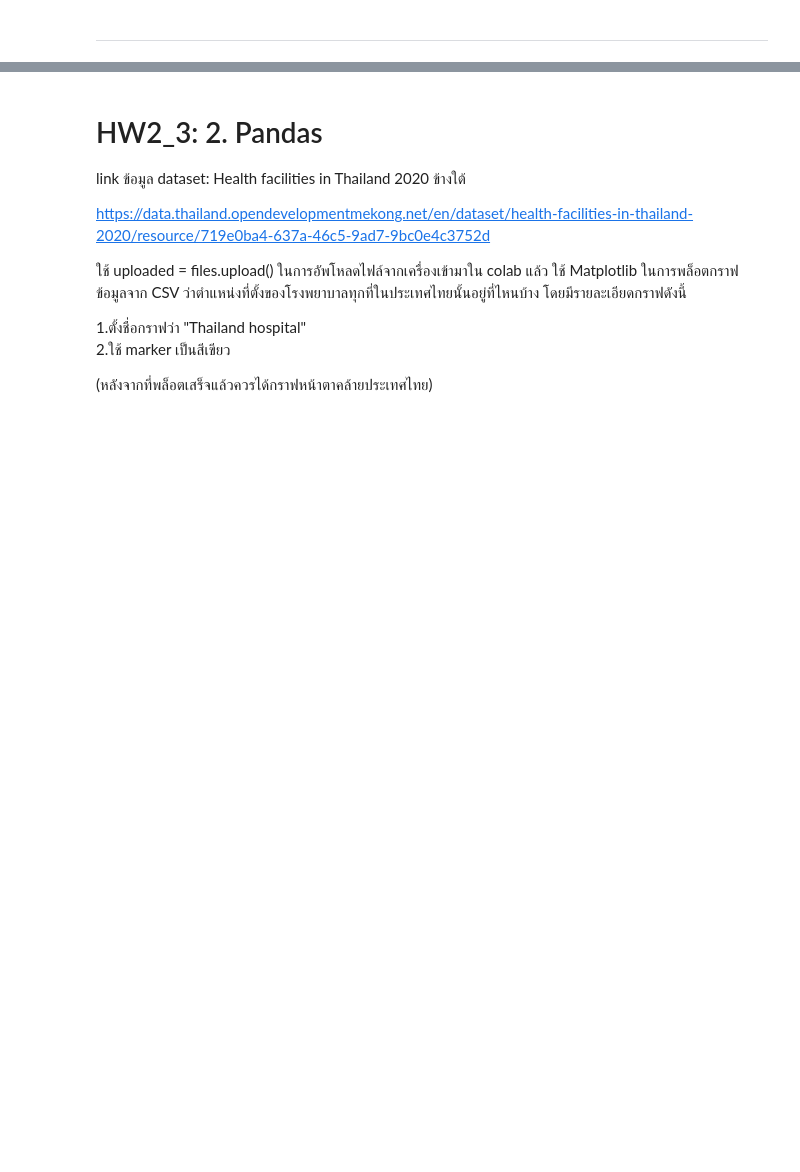
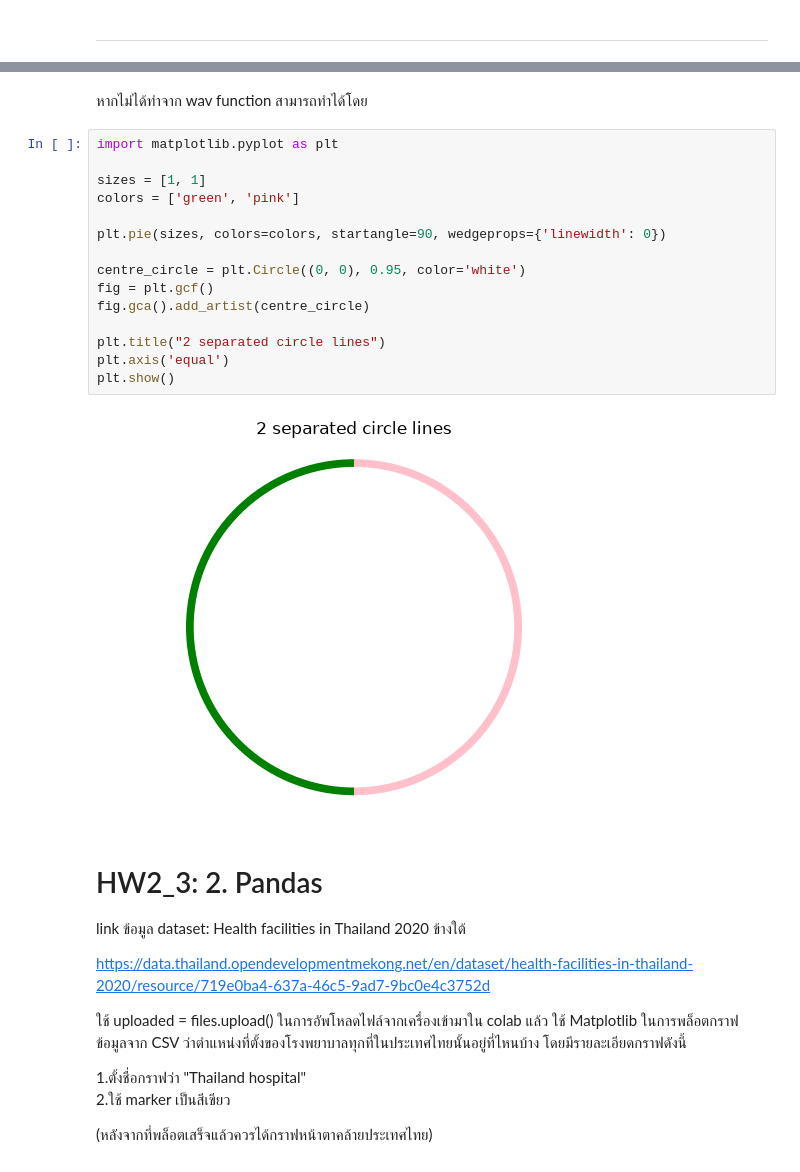
Before and after one commit to WaroonRagwongsiri/IntroMLHomework, a Jupyter notebook: Week2/W2_3_Matplotlib_n_Pandas.ipynb, the cells around one changed output, grey strips where cells are left out. Drawn from its saved outputs; the diff is of its cells as text; blank space fills up the shorter version.

```diff
--- a/Week2/W2_3_Matplotlib_n_Pandas.ipynb
+++ b/Week2/W2_3_Matplotlib_n_Pandas.ipynb
@@ -512,3 +548,22 @@ plt.plot(df.longitude, df.latitude, 'ro');
+# %% [markdown]
+หากไม่ได้ทำจาก wav function สามารถทำได้โดย
+# %%
+import matplotlib.pyplot as plt
+
+sizes = [1, 1]
+colors = ['green', 'pink']
+
+plt.pie(sizes, colors=colors, startangle=90, wedgeprops={'linewidth': 0})
+
+centre_circle = plt.Circle((0, 0), 0.95, color='white')
+fig = plt.gcf()
+fig.gca().add_artist(centre_circle)
+
+plt.title("2 separated circle lines")
+plt.axis('equal')
+plt.show()
+# %% [output]
+[figure, added]
 # %% [markdown]
 # HW2_3: 2. Pandas
 
```
Also changed, not shown: parts of 8 cells of this notebook, 3 other files.
